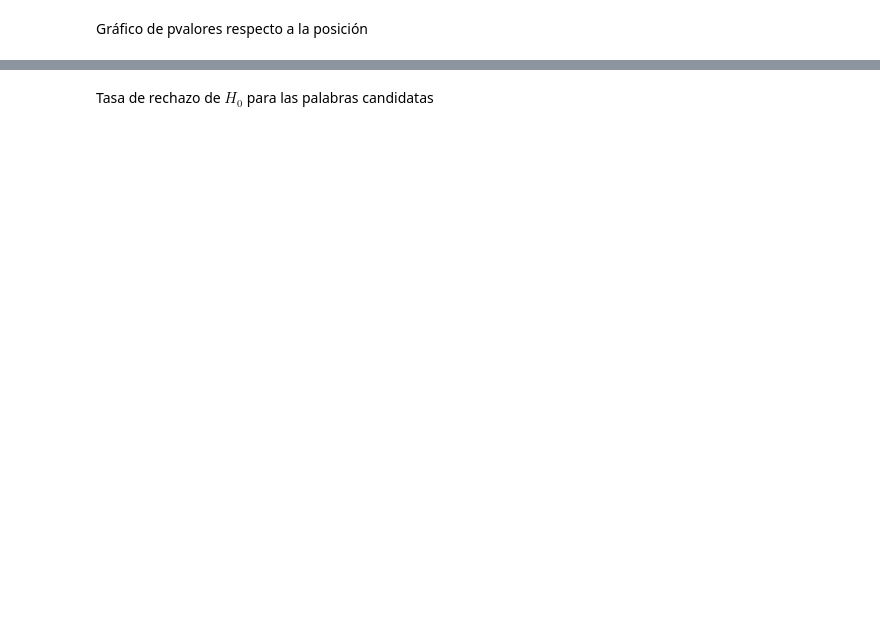
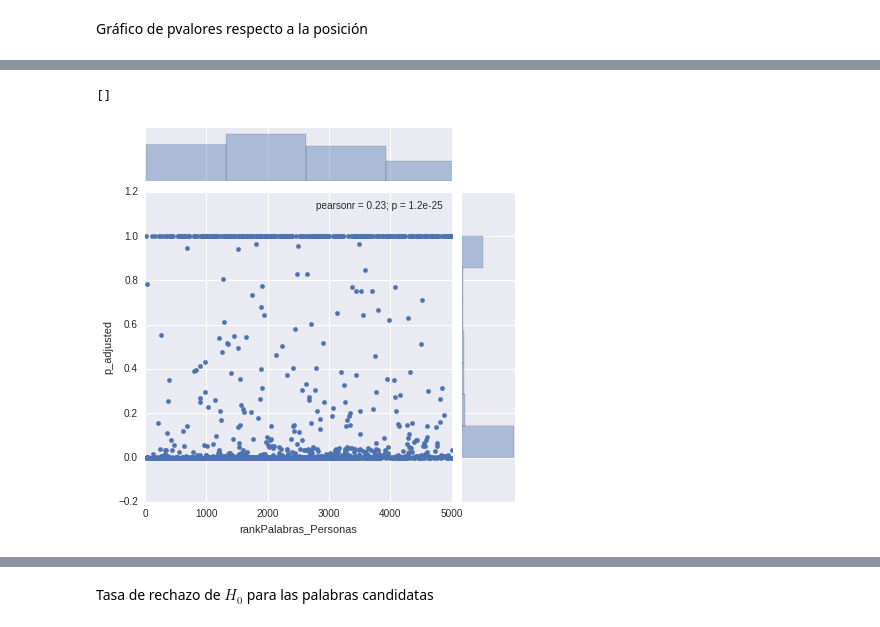
Before and after one commit to daleman/tesis, a Jupyter notebook: welchTest.ipynb, the cells around one changed output, grey strips where cells are left out. Saved outputs shown, nothing was run; the diff lists cells and outputs as text; code cells hidden in the pictures; blank space fills up the shorter version.

```diff
--- a/welchTest.ipynb
+++ b/welchTest.ipynb
@@ -82,0 +68,7 @@ df3["p_adjusted"] = p_adjusted[1]
+# %%
+sns.jointplot(x="rankPalabras_Personas", y="p_adjusted", data=df4,kind="scatter",size=6,xlim=[0,5000]);
+# df4.plot(x='rankPalabras_Personas',y="pvalorWelch")
+plt.plot(x=[0,5000],y=[0.05,0.05], linewidth=2)
+# %% [output]
+[]
+[figure, added]
```
Also changed, not shown: parts of 37 cells of this notebook.
